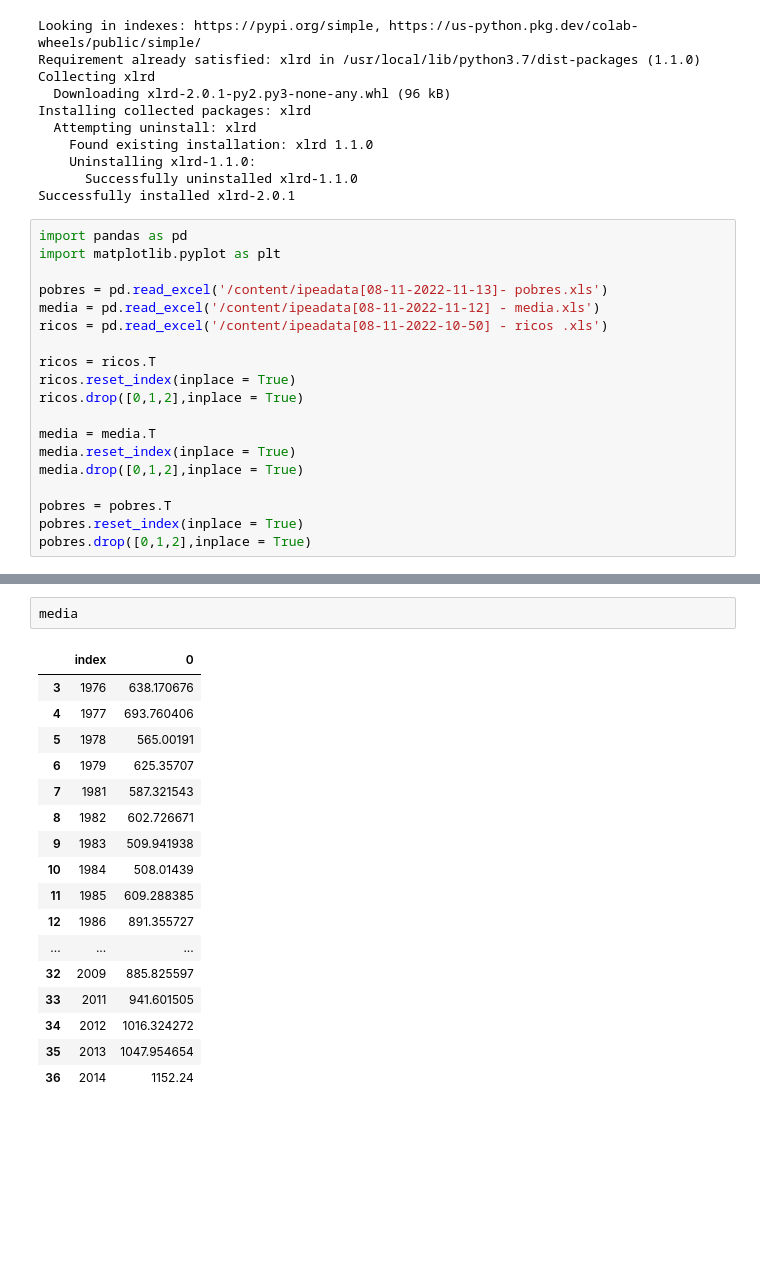
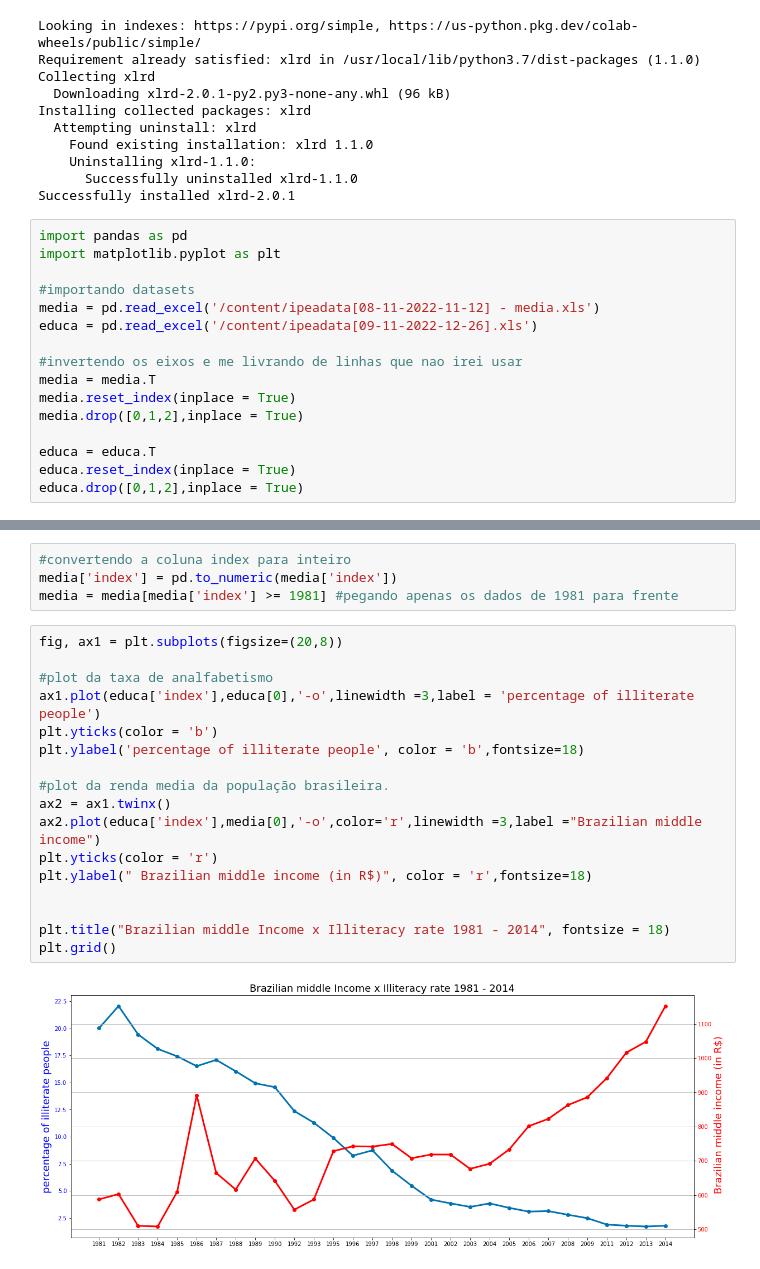
Before and after one commit to DionesGouvea/Michigan, a Jupyter notebook: Applied Plotting, Charting & Data Representation in Python/Week 4/Assignment_4.ipynb, the cells around one changed output, grey strips where cells are left out. Cells and saved outputs as stored; diff of their text form; blank space fills up the shorter version.

```diff
--- a/Applied Plotting, Charting & Data Representation in Python/Week 4/Assignment_4.ipynb
+++ b/Applied Plotting, Charting & Data Representation in Python/Week 4/Assignment_4.ipynb
@@ -16,18 +16,15 @@ Successfully installed xlrd-2.0.1
 import pandas as pd
 import matplotlib.pyplot as plt
 
-pobres = pd.read_excel('/content/ipeadata[08-11-2022-11-13]- pobres.xls')
+#importando datasets
 media = pd.read_excel('/content/ipeadata[08-11-2022-11-12] - media.xls')
-ricos = pd.read_excel('/content/ipeadata[08-11-2022-10-50] - ricos .xls')
+educa = pd.read_excel('/content/ipeadata[09-11-2022-12-26].xls')
 
-ricos = ricos.T
-ricos.reset_index(inplace = True)
-ricos.drop([0,1,2],inplace = True)
-
+#invertendo os eixos e me livrando de linhas que nao irei usar
 media = media.T
 media.reset_index(inplace = True)
 media.drop([0,1,2],inplace = True)
 
-pobres = pobres.T
-pobres.reset_index(inplace = True)
-pobres.drop([0,1,2],inplace = True)
+educa = educa.T
+educa.reset_index(inplace = True)
+educa.drop([0,1,2],inplace = True)
@@ -64,20 +31,23 @@ plt.plot(pobres['index'],pobres[0],'-o',linewidth =3)
-# %%
-media
-# %% [output]
-|  | index | 0 |
-| 3 | 1976 | 638.170676 |
-| 4 | 1977 | 693.760406 |
-| 5 | 1978 | 565.00191 |
-| 6 | 1979 | 625.35707 |
-| 7 | 1981 | 587.321543 |
-| 8 | 1982 | 602.726671 |
-| 9 | 1983 | 509.941938 |
-| 10 | 1984 | 508.01439 |
-| 11 | 1985 | 609.288385 |
-| 12 | 1986 | 891.355727 |
-| ... | ... | ... |
-| 32 | 2009 | 885.825597 |
-| 33 | 2011 | 941.601505 |
-| 34 | 2012 | 1016.324272 |
-| 35 | 2013 | 1047.954654 |
-| 36 | 2014 | 1152.24 |
+# %%
+#convertendo a coluna index para inteiro
+media['index'] = pd.to_numeric(media['index'])
+media = media[media['index'] >= 1981] #pegando apenas os dados de 1981 para frente
+# %%
+fig, ax1 = plt.subplots(figsize=(20,8))
+
+#plot da taxa de analfabetismo
+ax1.plot(educa['index'],educa[0],'-o',linewidth =3,label = 'percentage of illiterate people')
+plt.yticks(color = 'b')
+plt.ylabel('percentage of illiterate people', color = 'b',fontsize=18)
+
+#plot da renda media da população brasileira.
+ax2 = ax1.twinx()
+ax2.plot(educa['index'],media[0],'-o',color='r',linewidth =3,label ="Brazilian middle income")
+plt.yticks(color = 'r')
+plt.ylabel(" Brazilian middle income (in R$)", color = 'r',fontsize=18)
+
+
+plt.title("Brazilian middle Income x Illiteracy rate 1981 - 2014", fontsize = 18)
+plt.grid()
+# %% [output]
+[figure, added]
```
Also changed, not shown: parts of 2 cells of this notebook.
